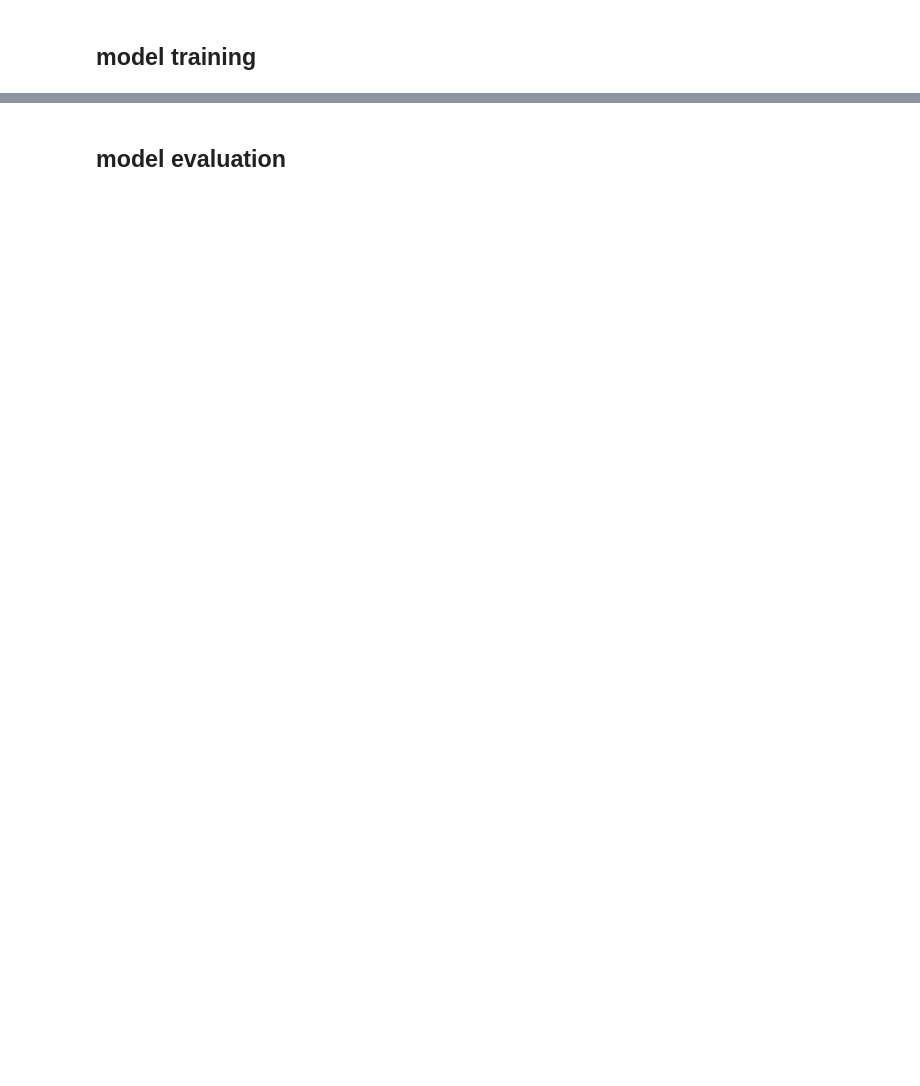
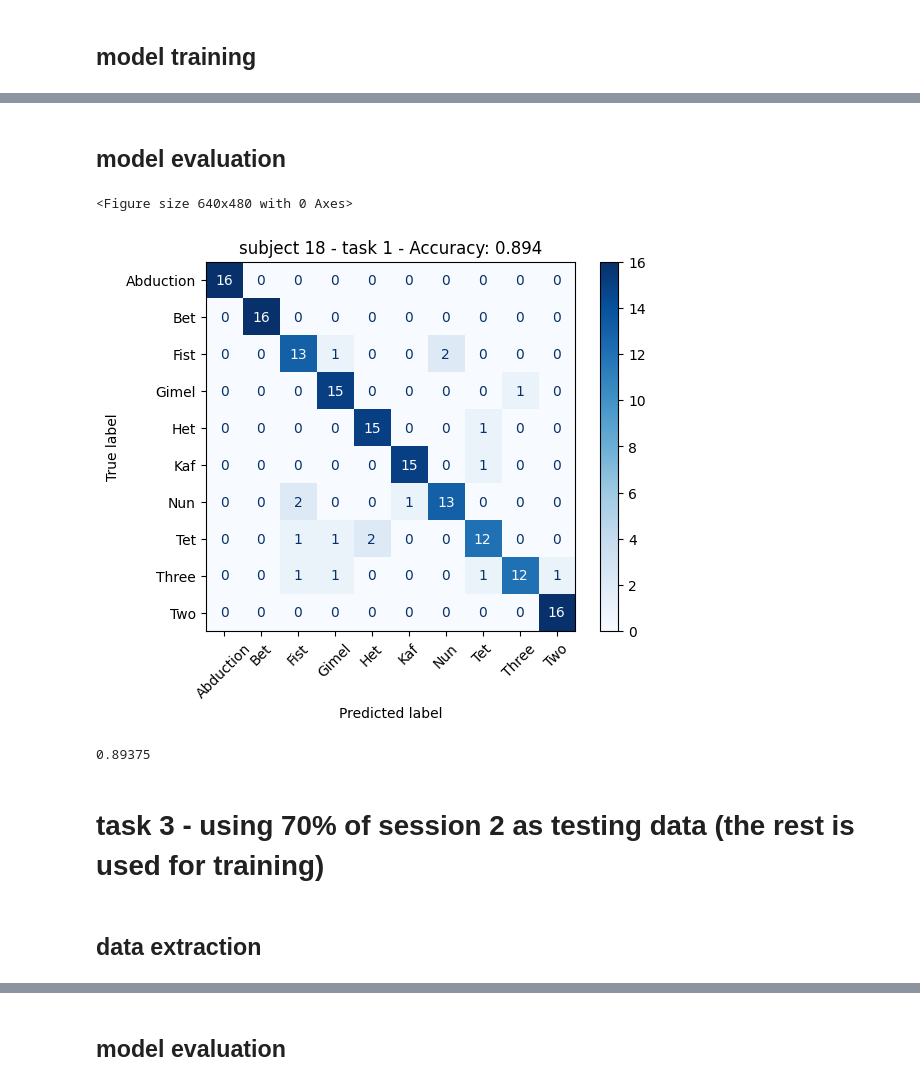
Before and after one commit to tomerroditi/Fingers-Gesture-Recognition, a Jupyter notebook: Scripts/subjects/18.ipynb, the cells around one changed output, grey strips where cells are left out. Drawn from its saved outputs; the diff is of its cells as text; code cells hidden in the pictures; blank space fills up the shorter version.

```diff
--- a/Scripts/subjects/18.ipynb
+++ b/Scripts/subjects/18.ipynb
@@ -107,0 +130,12 @@ Their names are: []
+# %% [markdown]
+## model evaluation
+# %%
+model.evaluate_model(model.val_data, model.val_labels, cm_title=f'subject {subject} - task 1')
+# %% [output]
+<Figure size 640x480 with 0 Axes>
+[figure, added]
+0.89375
+# %% [markdown]
+# task 3 - using 70% of session 2 as testing data (the rest is used for training)
+# %% [markdown]
+## data extraction
```
Also changed, not shown: parts of 14 cells of this notebook, 22 other files.
